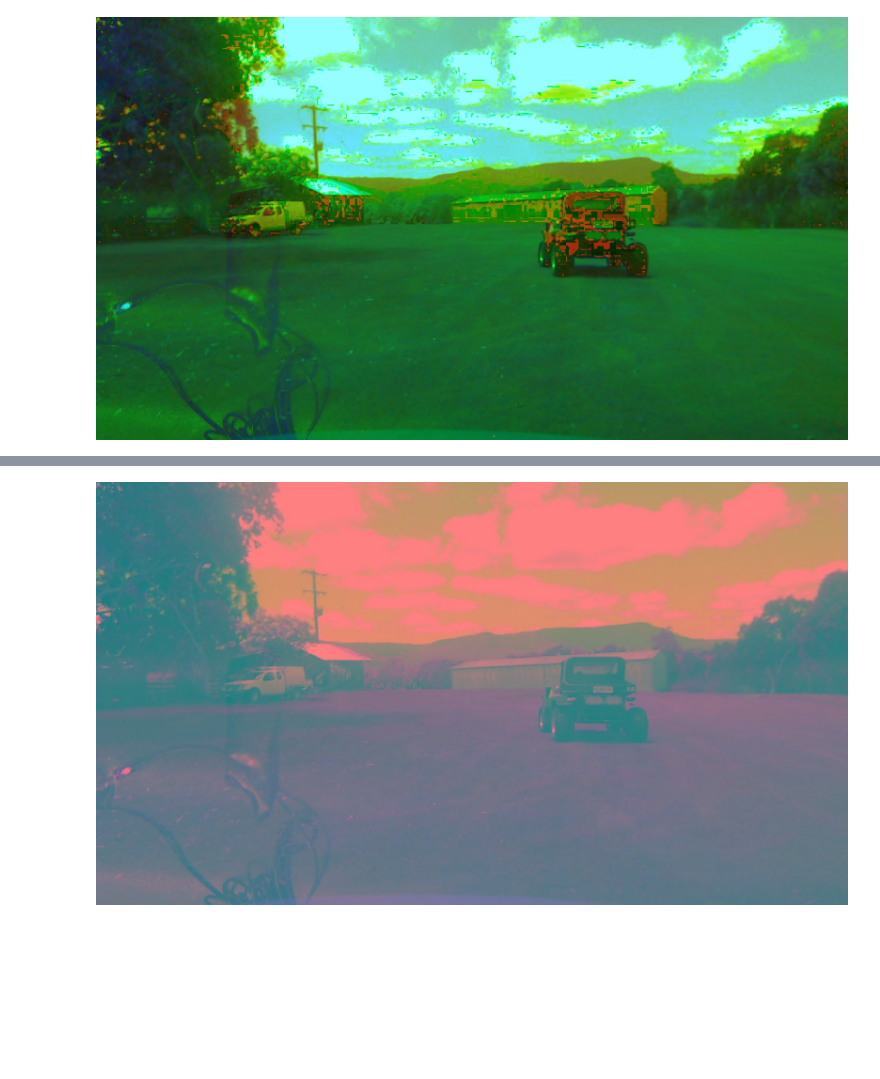
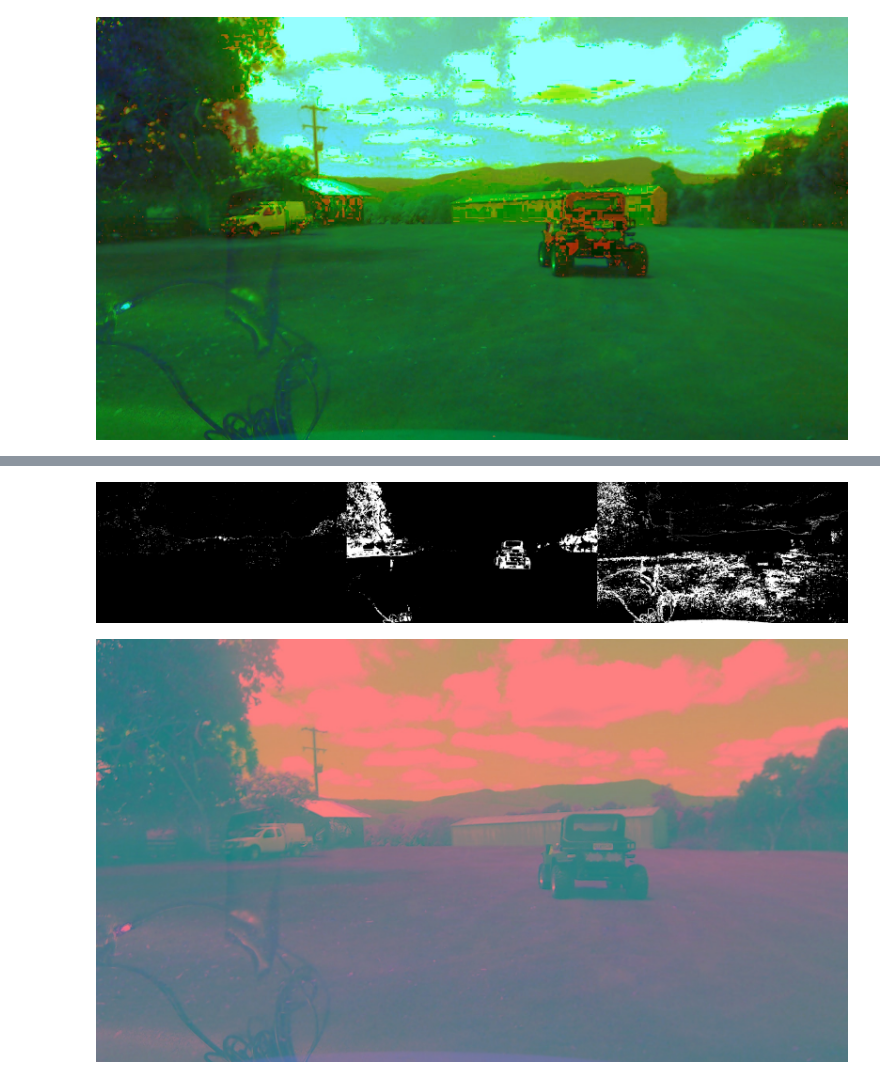
Before and after one commit to hortovanyi/trc-follow-me, a Jupyter notebook: notebooks/distance-finding.ipynb, the cells around one changed output, grey strips where cells are left out. Drawn from its saved outputs; the diff is of its cells as text; code cells hidden in the pictures; blank space fills up the shorter version.

```diff
--- a/notebooks/distance-finding.ipynb
+++ b/notebooks/distance-finding.ipynb
@@ -86,3 +91,8 @@ arr2img(hls)
+# %%
+thresh = (45, 65)
+arr2img(np.hstack((binary_thresh(H, thresh),binary_thresh(L, thresh),binary_thresh(S, thresh))))
+# %% [output]
+[figure, added]
 # %%
 # YUV colour
 yuv = cv2.cvtColor(img, cv2.COLOR_RGB2YUV)
```
Also changed, not shown: parts of 5 cells of this notebook.
